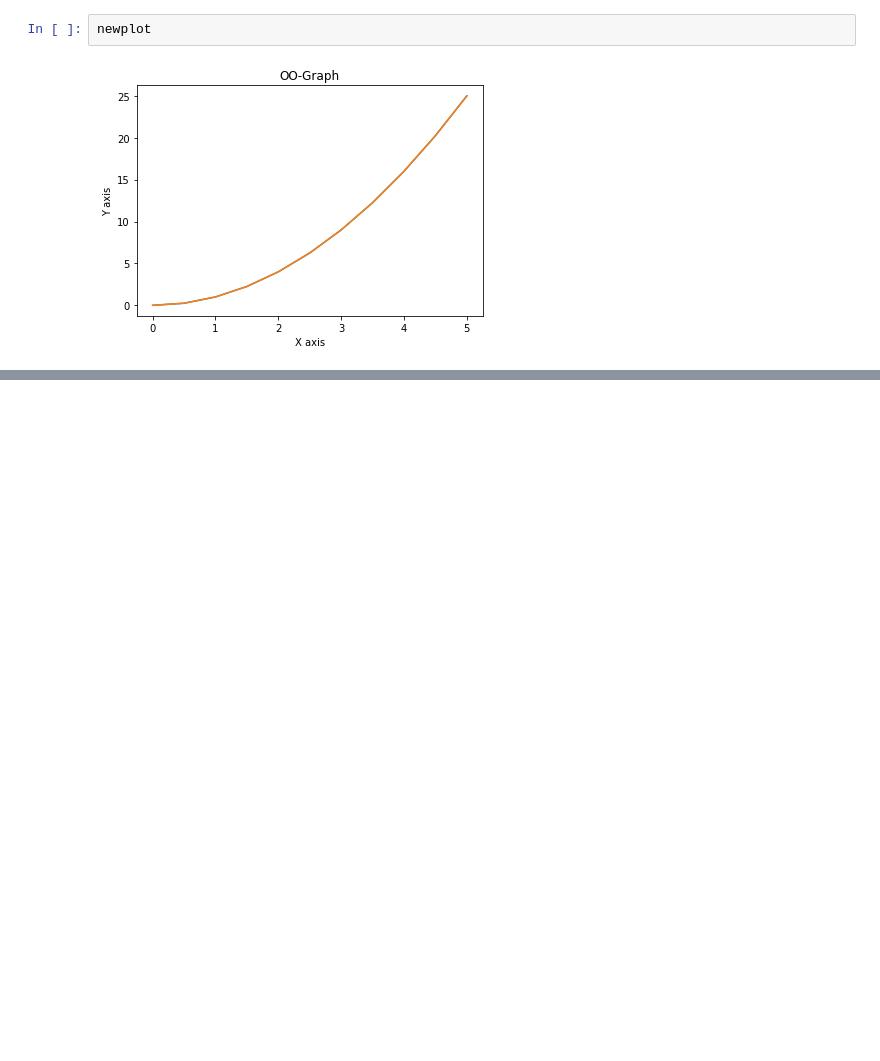
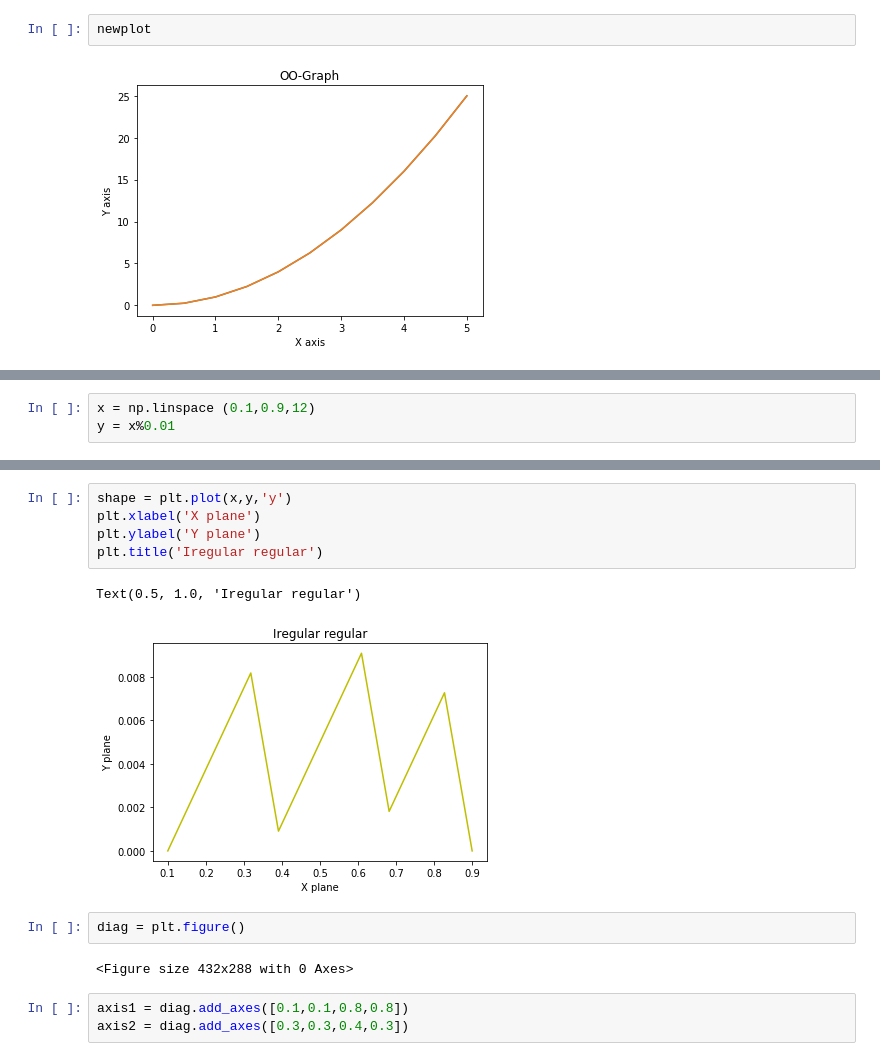
Before and after one commit to Sojiknight/PyDatSciStuds, a Jupyter notebook: Data visualization section.ipynb, the cells around one changed output, grey strips where cells are left out. Saved outputs shown, nothing was run; the diff lists cells and outputs as text; blank space fills up the shorter version.

```diff
--- a/Data visualization section.ipynb
+++ b/Data visualization section.ipynb
@@ -102,0 +114,3 @@ axes2 = fig.add_axes([0.2,0.5,0.4,0.3])
+# %%
+x = np.linspace (0.1,0.9,12)
+y = x%0.01
@@ -102,0 +129,15 @@ axes2 = fig.add_axes([0.2,0.5,0.4,0.3])
+# %%
+shape = plt.plot(x,y,'y')
+plt.xlabel('X plane')
+plt.ylabel('Y plane')
+plt.title('Iregular regular')
+# %% [output]
+Text(0.5, 1.0, 'Iregular regular')
+[figure, added]
+# %%
+diag = plt.figure()
+# %% [output]
+<Figure size 432x288 with 0 Axes>
+# %%
+axis1 = diag.add_axes([0.1,0.1,0.8,0.8])
+axis2 = diag.add_axes([0.3,0.3,0.4,0.3])
```
Also changed, not shown: parts of 8 cells of this notebook.
